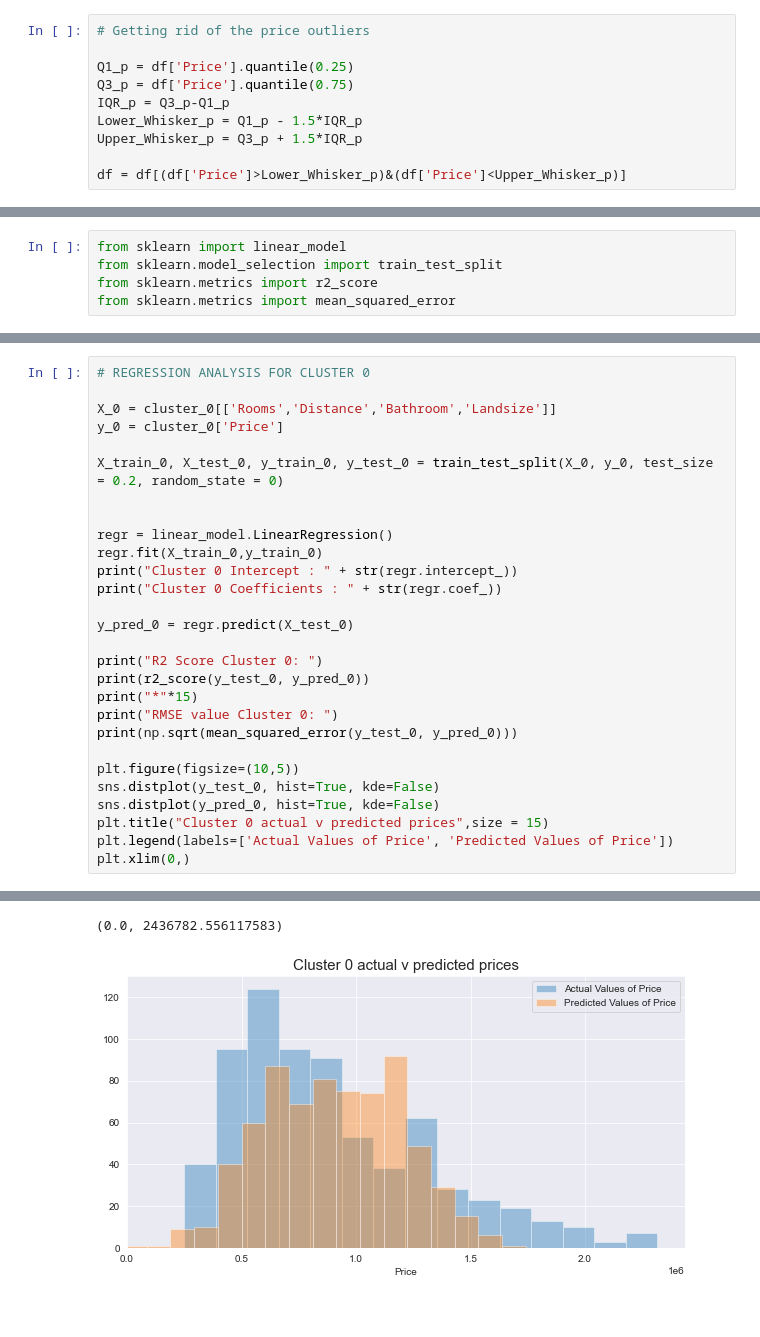
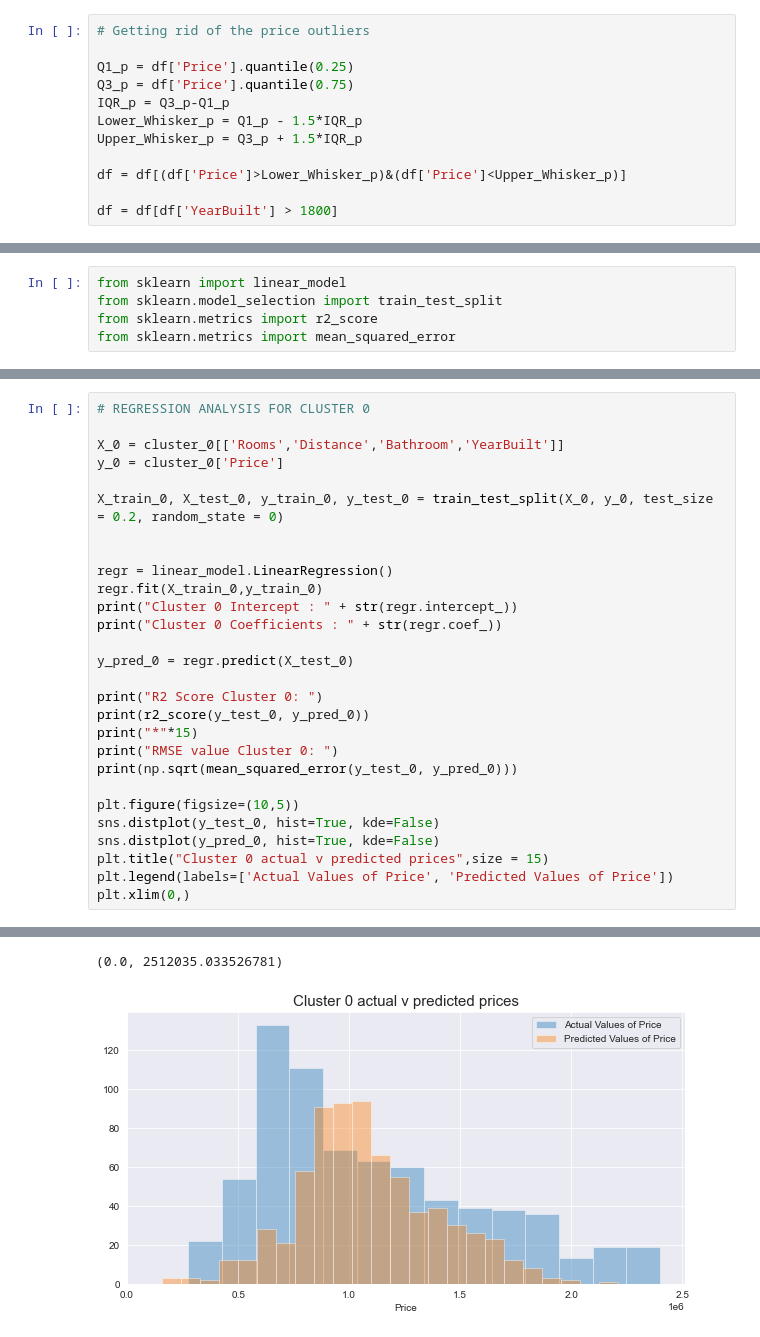
Before and after one commit to tahirzlone/Melbourne-Housing, a Jupyter notebook: Melbourne.ipynb, the cells around one changed output, grey strips where cells are left out. Cells and saved outputs as stored; diff of their text form.

```diff
--- a/Melbourne.ipynb
+++ b/Melbourne.ipynb
@@ -199,6 +205,8 @@ Lower_Whisker_p = Q1_p - 1.5*IQR_p
 Upper_Whisker_p = Q3_p + 1.5*IQR_p
 
 df = df[(df['Price']>Lower_Whisker_p)&(df['Price']<Upper_Whisker_p)]
+
+df = df[df['YearBuilt'] > 1800]
 # %% [markdown]
 ## CLUSTERING OF DATA
 # %%
@@ -328,7 +336,7 @@ RMSE value DF:
 # %%
 # REGRESSION ANALYSIS FOR CLUSTER 0
 
-X_0 = cluster_0[['Rooms','Distance','Bathroom','Landsize']]
+X_0 = cluster_0[['Rooms','Distance','Bathroom','YearBuilt']]
 y_0 = cluster_0['Price']
 
 X_train_0, X_test_0, y_train_0, y_test_0 = train_test_split(X_0, y_0, test_size = 0.2, random_state = 0)
@@ -364,6 +372,6 @@ RMSE value Cluster 0:
 `distplot` is a deprecated function and will be removed in a future version. Please adapt your code to use either `displot` (a figure-level function with similar flexibility) or `histplot` (an axes-le ...
-(0.0, 2436782.556117583)
+(0.0, 2512035.033526781)
-[figure, old version]
+[figure, new version]
 # %%
 # REGRESSION FOR CLUSTER 1
 
```
Also changed, not shown: parts of 8 cells of this notebook.
